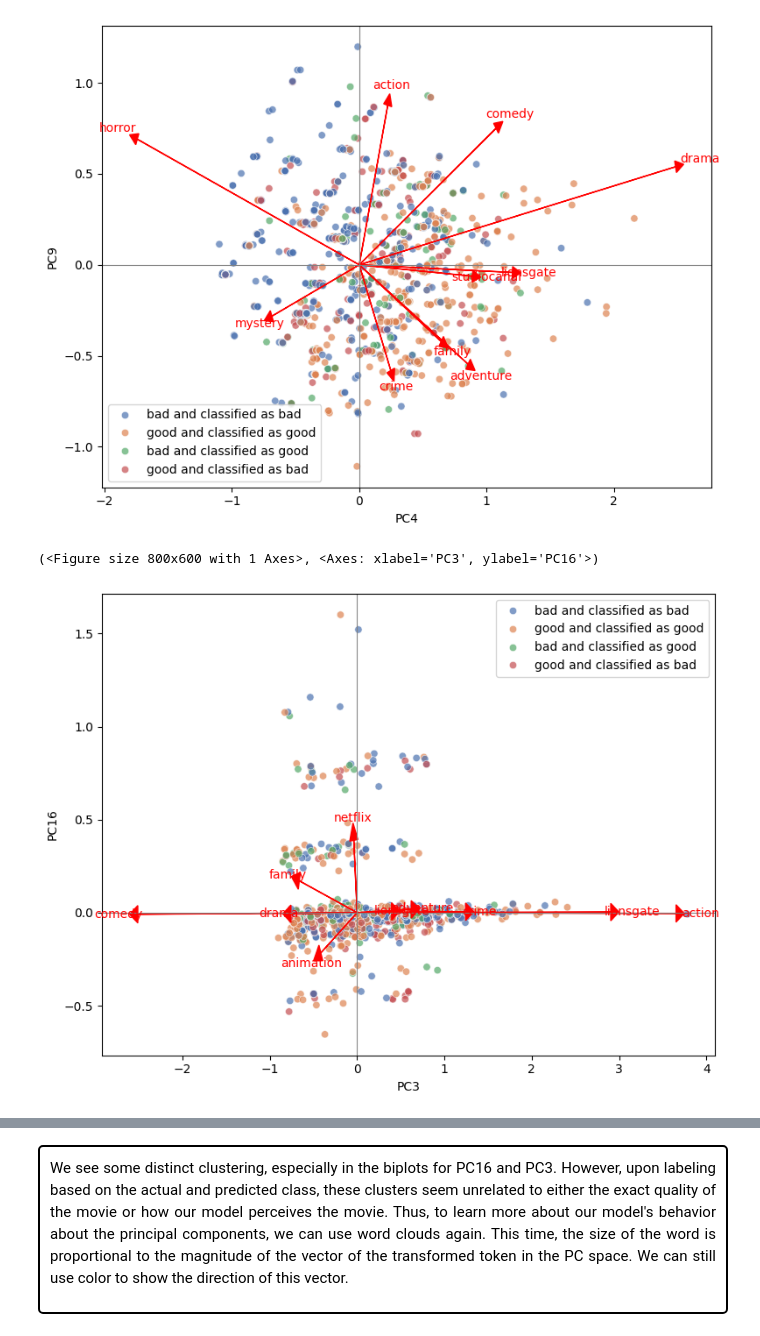
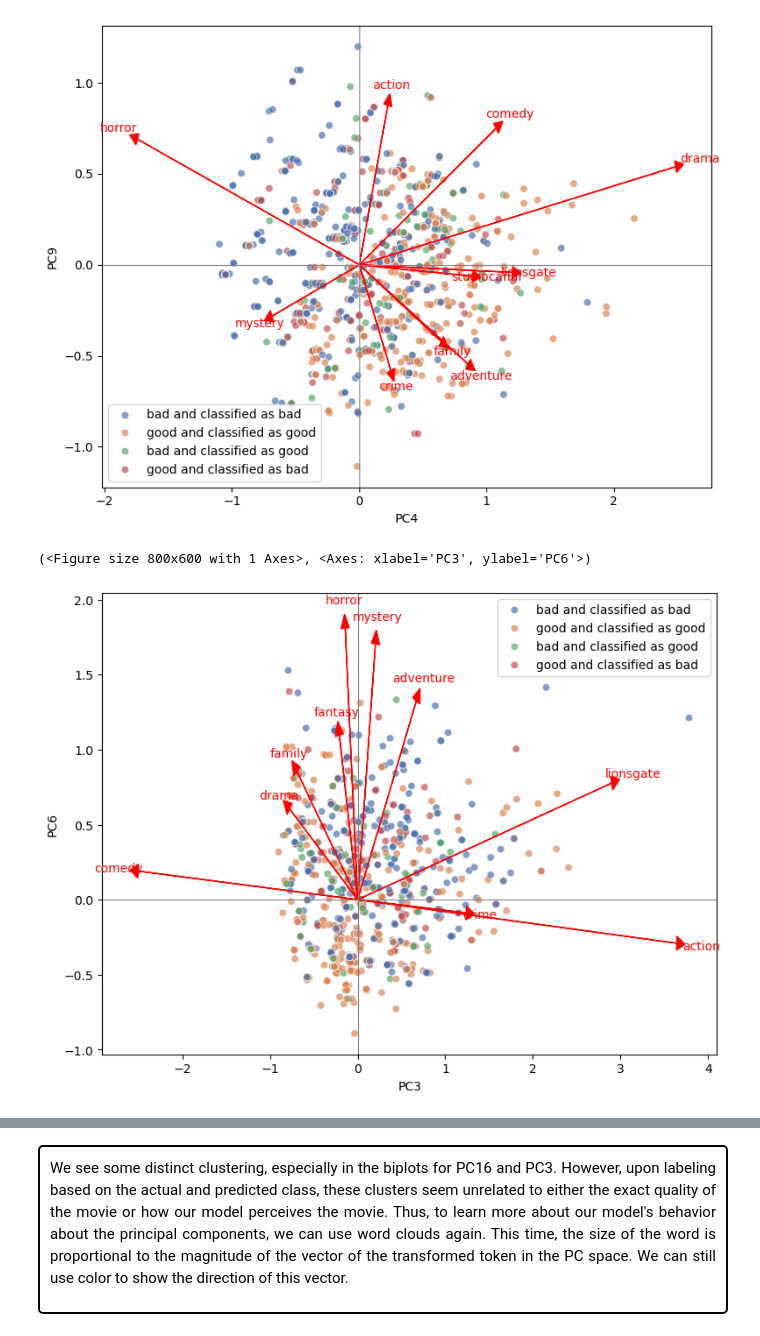
Before and after one commit to 10meters/IMDB-Final-Project, a Jupyter notebook: main.ipynb, the cells around one changed output, grey strips where cells are left out. Cells and saved outputs as stored; diff of their text form; code cells hidden in the pictures.

Commit message:
biplots

```diff
--- a/main.ipynb
+++ b/main.ipynb
@@ -1187,7 +1173,7 @@ biplot(x_train_copy[feature_dict['tokens']], x_train[feature_dict['PCS']], featu
 (<Figure size 800x600 with 1 Axes>, <Axes: xlabel='PC4', ylabel='PC9'>)
 [figure]
 # %%
-biplot(x_train_copy[feature_dict['tokens']], x_train[feature_dict['PCS']], feature_names=None, pc_indices=(2, 15), top_arrows=10, arrow_scale=None, figsize=(8, 6), predictions=y_class)
+biplot(x_train_copy[feature_dict['tokens']], x_train[feature_dict['PCS']], feature_names=None, pc_indices=(2, 5), top_arrows=10, arrow_scale=None, figsize=(8, 6), title=None, predictions=y_class)
 # %% [output]
-(<Figure size 800x600 with 1 Axes>, <Axes: xlabel='PC3', ylabel='PC16'>)
+(<Figure size 800x600 with 1 Axes>, <Axes: xlabel='PC3', ylabel='PC6'>)
-[figure, old version]
+[figure, new version]
```
Also changed, not shown: parts of 21 cells of this notebook.
